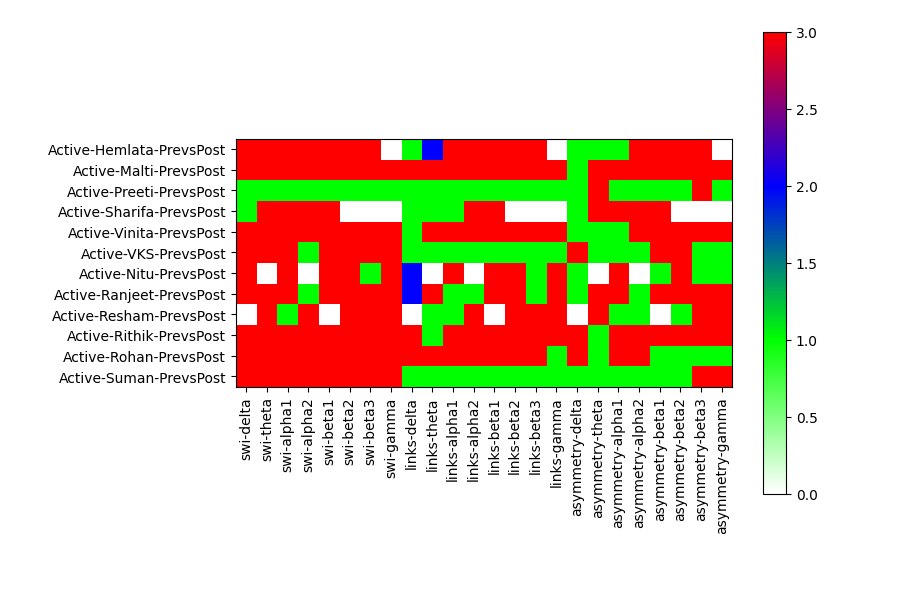
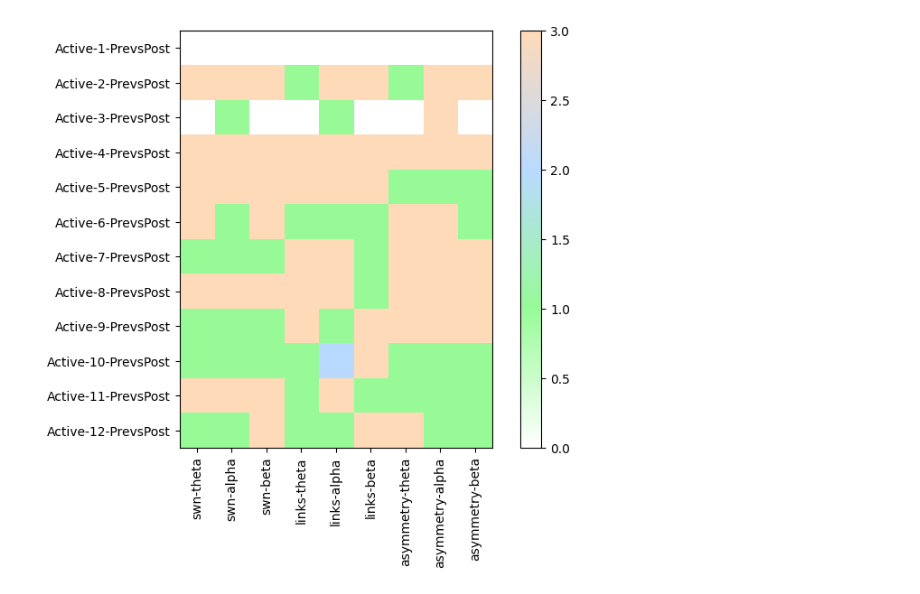
Before and after one commit to vishwanisingh/Depression-tDCS-Analysis, a Jupyter notebook: script-table-to-color-map.ipynb, the cells around one changed output. Cells and saved outputs as stored; diff of their text form; code cells hidden in the pictures.

```diff
--- a/script-table-to-color-map.ipynb
+++ b/script-table-to-color-map.ipynb
@@ -1,24 +15,13 @@
 # %%
-import pandas as pd
-import numpy as np
-import matplotlib.pyplot as plt
-import matplotlib.colors as mcolors
-import statsmodels.api as sm
-import statsmodels.formula.api as smf
-# from tabulate import tabulate
-
-
-
-ACTIVE_SHAM = 'Active'
-
 existing_file = f"comparison-results/result-{ACTIVE_SHAM}.xlsx"
 df = pd.read_excel(existing_file, header=[0,1])
-df_without_rows = df.drop(df.index[0:len(df)//2+14])
-df_without_columns = df_without_rows.drop(df_without_rows.columns[0:len(df)//2+1], axis=1)
+
+df_without_rows = df.drop(df.index[0:len(df)//2-5])
+df_without_columns = df_without_rows.drop(df_without_rows.columns[0:len(df)//2-5], axis=1)
 df = df_without_columns
-print("df", df)
+print("DF", df)
 
-colors = [(1, 1, 1), (0, 1, 0),  (0, 0, 1), (1, 0, 0)] # white, green, blue, red
+colors = [(1, 1, 1), (0.596, 0.984, 0.596),  (0.725, 0.855, 1.000), (1.000, 0.855, 0.725)] # white, green, blue, red
 values = [0, 1, 2, 3]
 cmap = mcolors.LinearSegmentedColormap.from_list("Custom", colors, N=256)
 
@@ -27,11 +30,12 @@ cmap = mcolors.LinearSegmentedColormap.from_list("Custom", colors, N=256)
 # 2 : If post swi == pre swi, |post links - pre links| < 3, post asymmetry == pre asymmetry ---- blue
 # 3 : If post swi < pre swi, post links < pre links, post asymmetry > pre asymmetry ----- red
 
-condition_matrix = np.zeros((len(df), (len(df.columns) -8) // 2))
+condition_matrix = np.zeros((len(df), (len(df.columns)-10) // 2))
 for j in range(len(df)): # rows
     insignificant_bands  = []
-    for i in range(1, len(df.columns)-8, 2): # cols
-        if i in range(0,16):
+    for i in range(1, len(df.columns)-10, 2): # cols
+        # SWN
+        if i in range(1,6):
             if np.isnan(df.iloc[j, i]):
                 condition_matrix[j, i // 2] = 0 # white
                 insignificant_bands.append(i)
@@ -43,17 +47,19 @@ for j in range(len(df)): # rows
                 # insignificant_bands.append(i)
             else:
                 condition_matrix[j, i // 2] = 3 # red
-        elif i in range(16,32):
-            if i-16 in insignificant_bands:
+        # LINKS
+        elif i in range(6,12):
+            if i-6 in insignificant_bands:
                 condition_matrix[j, i // 2] = 0 # white
+            elif np.abs(df.iloc[j, i] - df.iloc[j, i + 1]) <= 3: # links difference <= 5
+                condition_matrix[j, i // 2] = 2 # blue
             elif df.iloc[j, i] < df.iloc[j, i + 1]:
                 condition_matrix[j, i // 2] = 1 # green
-            elif np.abs(df.iloc[j, i] - df.iloc[j, i + 1]) <= 5: # links difference <= 5
-                condition_matrix[j, i // 2] = 2 # blue
             else:
                 condition_matrix[j, i // 2] = 3 # red
-        elif i in range(32,48):
-            if i-32 in insignificant_bands:
+        # ASYMMETRY
+        elif i in range(12,18):
+            if i-12 in insignificant_bands:
                 condition_matrix[j, i // 2] = 0 # white
             # else:
             elif np.abs(df.iloc[j, i] - 1) > np.abs(df.iloc[j, i+1] - 1):
@@ -63,12 +69,14 @@ for j in range(len(df)): # rows
             else:
                 condition_matrix[j, i//2] = 3 # red
 
-lis = [f"{df.columns[i][0]}-{df.columns[i][1].split('-')[0]}" for i in range(1, len(df.columns)-8, 2)]
+
+lis = [f"{df.columns[i][0]}-{df.columns[i][1].split('-')[0]}" for i in range(1, len(df.columns)-10, 2)]
+y_list = [f"{elem.split('-')[0]}-{i+1}-{elem.split('-')[-1]}" for i, elem in enumerate(list(df.iloc[:, 0]))]
 
 plt.figure(figsize=(8, 6))
 plt.imshow(condition_matrix, cmap=cmap)
-plt.xticks(range(((len(df.columns)-8)// 2)), lis, rotation='vertical')
-plt.yticks(range(len(df)), list(df.iloc[:, 0]))
+plt.xticks(range(((len(df.columns)-10)// 2)), lis, rotation='vertical')
+plt.yticks(range(len(df)), y_list)
 plt.colorbar()
 plt.show()
 # %% [output]
@@ -92,2 +100,2 @@ df                        index       swi                                \
-[figure, old version]
+[figure, new version]
 # %%
```
Also changed, not shown: parts of 5 cells of this notebook, 4 other files.
